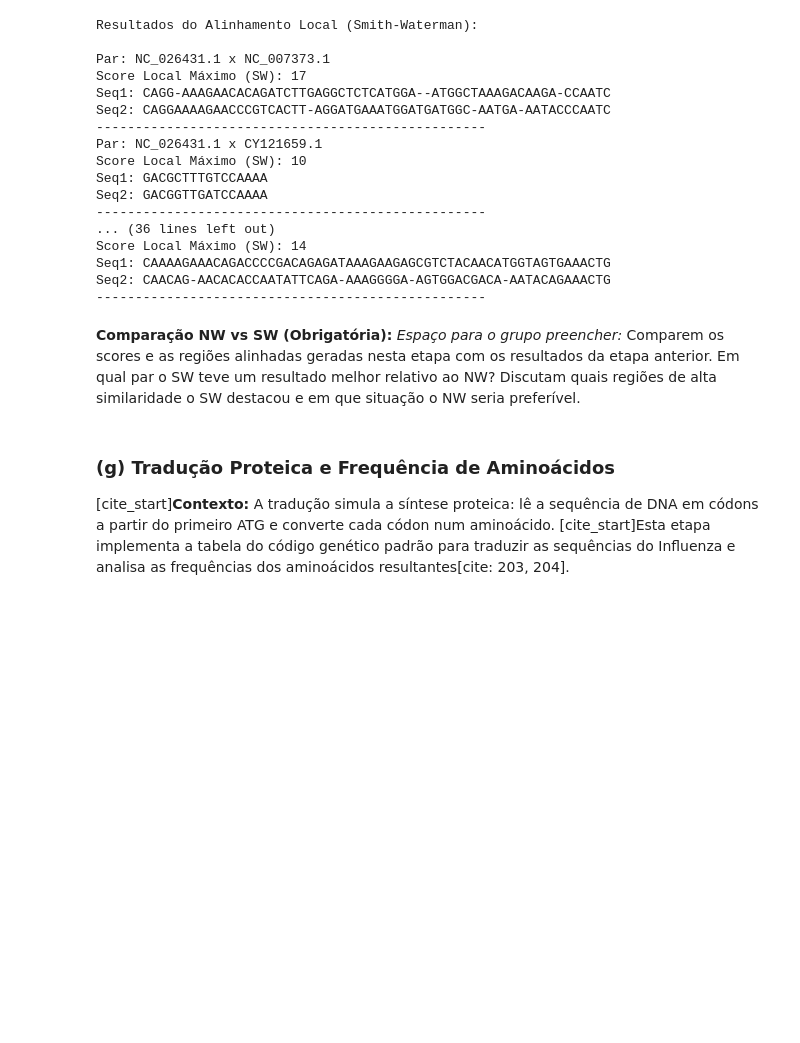
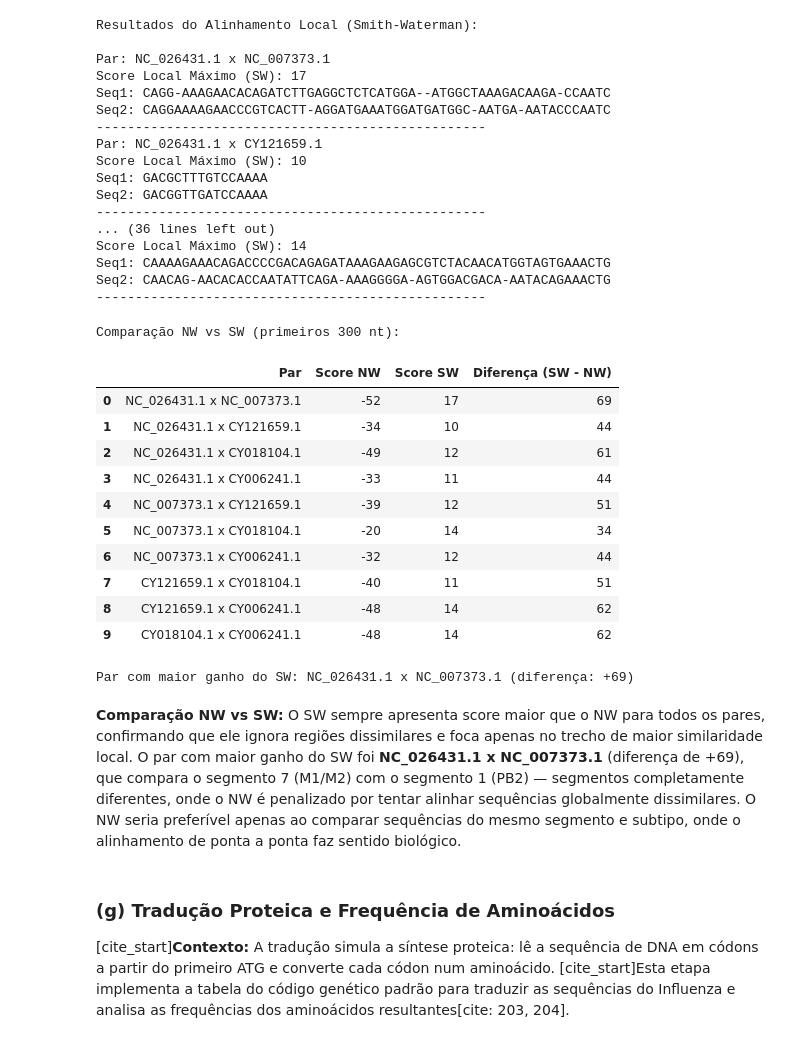
Before and after one commit to VitorSouzaOli/projAlgBio, a Jupyter notebook: projeto_final.ipynb, the cells around one changed output. Cells and saved outputs as stored; diff of their text form; code cells hidden in the pictures; blank space fills up the shorter version.

```diff
--- a/projeto_final.ipynb
+++ b/projeto_final.ipynb
@@ -409,8 +418,56 @@ Score Local Máximo (SW): 14
 Seq1: CAAAAGAAACAGACCCCGACAGAGATAAAGAAGAGCGTCTACAACATGGTAGTGAAACTG
 Seq2: CAACAG-AACACACCAATATTCAGA-AAAGGGGA-AGTGGACGACA-AATACAGAAACTG
 --------------------------------------------------
+# %%
+import pandas as pd
+
+# Tabela comparativa NW vs SW
+comparativo = []
+
+for par in pares:
+    acc1, acc2 = par
+    seq1, seq2 = seqs_300[acc1], seqs_300[acc2]
+
+    _, score_nw = needleman_wunsch(seq1, seq2)
+    _, score_sw, _ = smith_waterman(seq1, seq2)
+
+    comparativo.append({
+        'Par': f"{acc1} x {acc2}",
+        'Score NW': score_nw,
+        'Score SW': score_sw,
+        'Diferença (SW - NW)': score_sw - score_nw
+    })
+
+df_comparativo = pd.DataFrame(comparativo)
+print("Comparação NW vs SW (primeiros 300 nt):\n")
+display(df_comparativo)
+
+# Par com maior ganho relativo do SW
+melhor = df_comparativo.loc[df_comparativo['Diferença (SW - NW)'].idxmax()]
+print(f"\nPar com maior ganho do SW: {melhor['Par']} (diferença: +{melhor['Diferença (SW - NW)']})")
+# %% [output]
+Comparação NW vs SW (primeiros 300 nt):
+|  | Par | Score NW | Score SW | Diferença (SW - NW) |
+| 0 | NC_026431.1 x NC_007373.1 | -52 | 17 | 69 |
+| 1 | NC_026431.1 x CY121659.1 | -34 | 10 | 44 |
+| 2 | NC_026431.1 x CY018104.1 | -49 | 12 | 61 |
+| 3 | NC_026431.1 x CY006241.1 | -33 | 11 | 44 |
+| 4 | NC_007373.1 x CY121659.1 | -39 | 12 | 51 |
+| 5 | NC_007373.1 x CY018104.1 | -20 | 14 | 34 |
+| 6 | NC_007373.1 x CY006241.1 | -32 | 12 | 44 |
+| 7 | CY121659.1 x CY018104.1 | -40 | 11 | 51 |
+| 8 | CY121659.1 x CY006241.1 | -48 | 14 | 62 |
+| 9 | CY018104.1 x CY006241.1 | -48 | 14 | 62 |
+Par com maior ganho do SW: NC_026431.1 x NC_007373.1 (diferença: +69)
 # %% [markdown]
-**Comparação NW vs SW (Obrigatória):** *Espaço para o grupo preencher:* Comparem os scores e as regiões alinhadas geradas nesta etapa com os resultados da etapa anterior. Em qual par o SW teve um resultado melhor relativo ao NW? Discutam quais regiões de alta similaridade o SW destacou e em que situação o NW seria preferível.
+**Comparação NW vs SW:** O SW sempre apresenta score maior que o NW para
+todos os pares, confirmando que ele ignora regiões dissimilares e foca apenas
+no trecho de maior similaridade local. O par com maior ganho do SW foi
+**NC_026431.1 x NC_007373.1** (diferença de +69), que compara o segmento 7
+(M1/M2) com o segmento 1 (PB2) — segmentos completamente diferentes, onde o
+NW é penalizado por tentar alinhar sequências globalmente dissimilares. O NW
+seria preferível apenas ao comparar sequências do mesmo segmento e subtipo,
+onde o alinhamento de ponta a ponta faz sentido biológico.
 # %% [markdown]
 ### (g) Tradução Proteica e Frequência de Aminoácidos
 [cite_start]**Contexto:** A tradução simula a síntese proteica: lê a sequência de DNA em códons a partir do primeiro ATG e converte cada códon num aminoácido. [cite_start]Esta etapa implementa a tabela do código genético padrão para traduzir as sequências do Influenza e analisa as frequências dos aminoácidos resultantes[cite: 203, 204].
```
Also changed, not shown: parts of 9 cells of this notebook.
